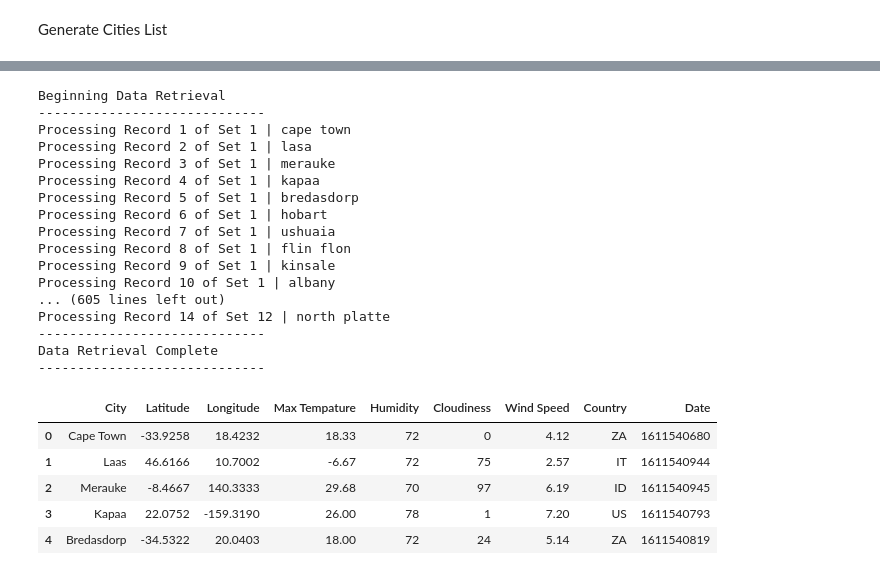
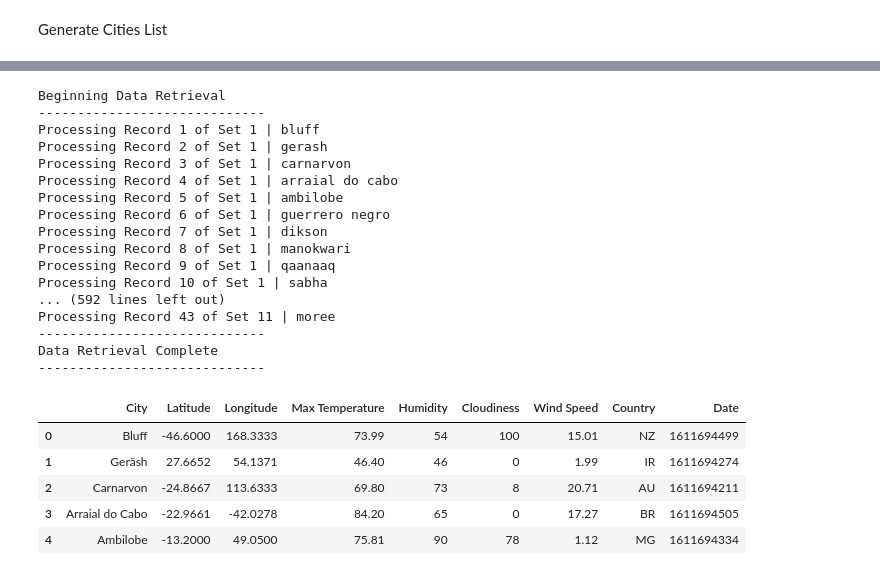
Before and after one commit to ToshaZ/Python-API-Challenge, a Jupyter notebook: WeatherPy/WeatherPy.ipynb, the cells around one changed output, grey strips where cells are left out. Saved outputs shown, nothing was run; the diff lists cells and outputs as text; code cells hidden in the pictures.

```diff
--- a/WeatherPy/WeatherPy.ipynb
+++ b/WeatherPy/WeatherPy.ipynb
@@ -58,7 +58,7 @@ len(cities)
 
 
 #build URL query
-units = "metric"
+units = "imperial"
 base_url = f"http://api.openweathermap.org/data/2.5/weather?appid={weather_api_key}&units={units}&q="
 
 #create lists to store API data
@@ -106,7 +106,7 @@ for city in cities:
         print(f"Processing Record {index} of Set {set} | {city}")
 
     except (KeyError, IndexError):
-        print("City not found. Skipping...")
+         print("City not found. Skipping...")
 
 print("-----------------------------")
 print("Data Retrieval Complete")
@@ -114,44 +114,44 @@ print("-----------------------------")
 # %% [output]
 Beginning Data Retrieval
 -----------------------------
-Processing Record 1 of Set 1 | cape town
-Processing Record 2 of Set 1 | lasa
-Processing Record 3 of Set 1 | merauke
-Processing Record 4 of Set 1 | kapaa
-Processing Record 5 of Set 1 | bredasdorp
-Processing Record 6 of Set 1 | hobart
-Processing Record 7 of Set 1 | ushuaia
-Processing Record 8 of Set 1 | flin flon
-Processing Record 9 of Set 1 | kinsale
-Processing Record 10 of Set 1 | albany
-... (605 lines left out)
-Processing Record 14 of Set 12 | north platte
+Processing Record 1 of Set 1 | bluff
+Processing Record 2 of Set 1 | gerash
+Processing Record 3 of Set 1 | carnarvon
+Processing Record 4 of Set 1 | arraial do cabo
+Processing Record 5 of Set 1 | ambilobe
+Processing Record 6 of Set 1 | guerrero negro
+Processing Record 7 of Set 1 | dikson
+Processing Record 8 of Set 1 | manokwari
+Processing Record 9 of Set 1 | qaanaaq
+Processing Record 10 of Set 1 | sabha
+... (592 lines left out)
+Processing Record 43 of Set 11 | moree
 -----------------------------
 Data Retrieval Complete
 -----------------------------
 # %%
 #Create a dataframe to house raw data
 weather_data = {
     'City': city_name,
     'Latitude': lat,
     'Longitude': lng,
-    'Max Tempature': max_temp,
+    'Max Temperature': max_temp,
     'Humidity': humidity,
     'Cloudiness': cloudiness,
     'Wind Speed': wind_speed,
     'Country': country,
     'Date': date
 }
 weather_df = pd.DataFrame(weather_data)
 
 # Save Data to csv
 weather_df.to_csv("WeatherPy_Output.csv")
 
 weather_df.head()
 # %% [output]
-|  | City | Latitude | Longitude | Max Tempature | Humidity | Cloudiness | Wind Speed | Country | Date |
-| 0 | Cape Town | -33.9258 | 18.4232 | 18.33 | 72 | 0 | 4.12 | ZA | 1611540680 |
-| 1 | Laas | 46.6166 | 10.7002 | -6.67 | 72 | 75 | 2.57 | IT | 1611540944 |
-| 2 | Merauke | -8.4667 | 140.3333 | 29.68 | 70 | 97 | 6.19 | ID | 1611540945 |
-| 3 | Kapaa | 22.0752 | -159.3190 | 26.00 | 78 | 1 | 7.20 | US | 1611540793 |
-| 4 | Bredasdorp | -34.5322 | 20.0403 | 18.00 | 72 | 24 | 5.14 | ZA | 1611540819 |
+|  | City | Latitude | Longitude | Max Temperature | Humidity | Cloudiness | Wind Speed | Country | Date |
+| 0 | Bluff | -46.6000 | 168.3333 | 73.99 | 54 | 100 | 15.01 | NZ | 1611694499 |
+| 1 | Gerāsh | 27.6652 | 54.1371 | 46.40 | 46 | 0 | 1.99 | IR | 1611694274 |
+| 2 | Carnarvon | -24.8667 | 113.6333 | 69.80 | 73 | 8 | 20.71 | AU | 1611694211 |
+| 3 | Arraial do Cabo | -22.9661 | -42.0278 | 84.20 | 65 | 0 | 17.27 | BR | 1611694505 |
+| 4 | Ambilobe | -13.2000 | 49.0500 | 75.81 | 90 | 78 | 1.12 | MG | 1611694334 |
```
Also changed, not shown: parts of 4 cells of this notebook, 2 other files.
